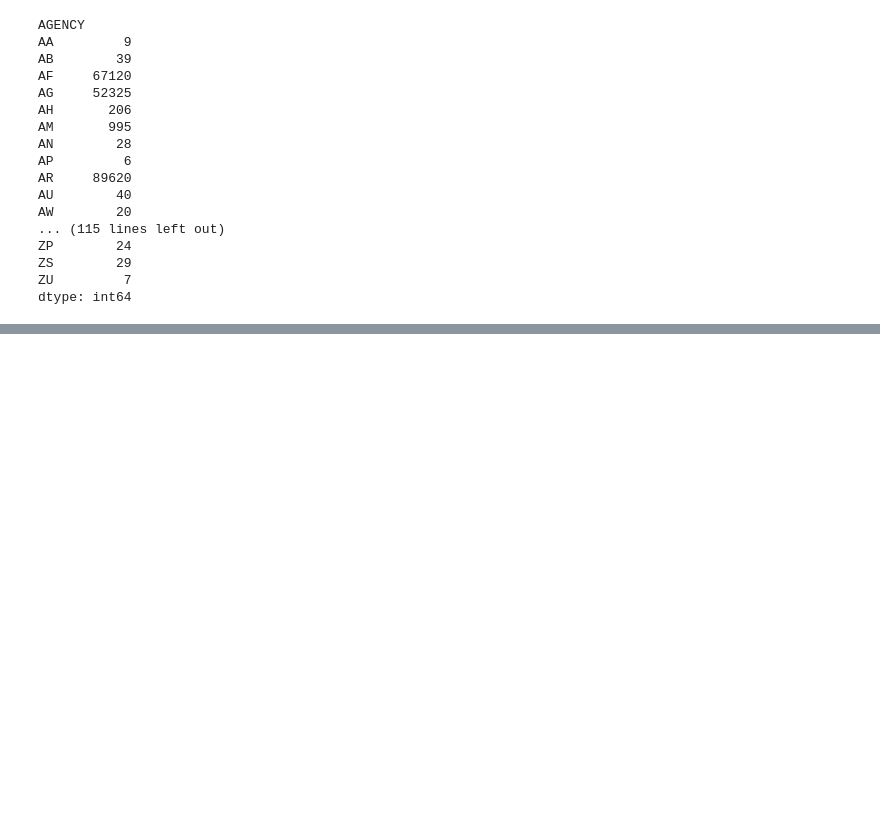
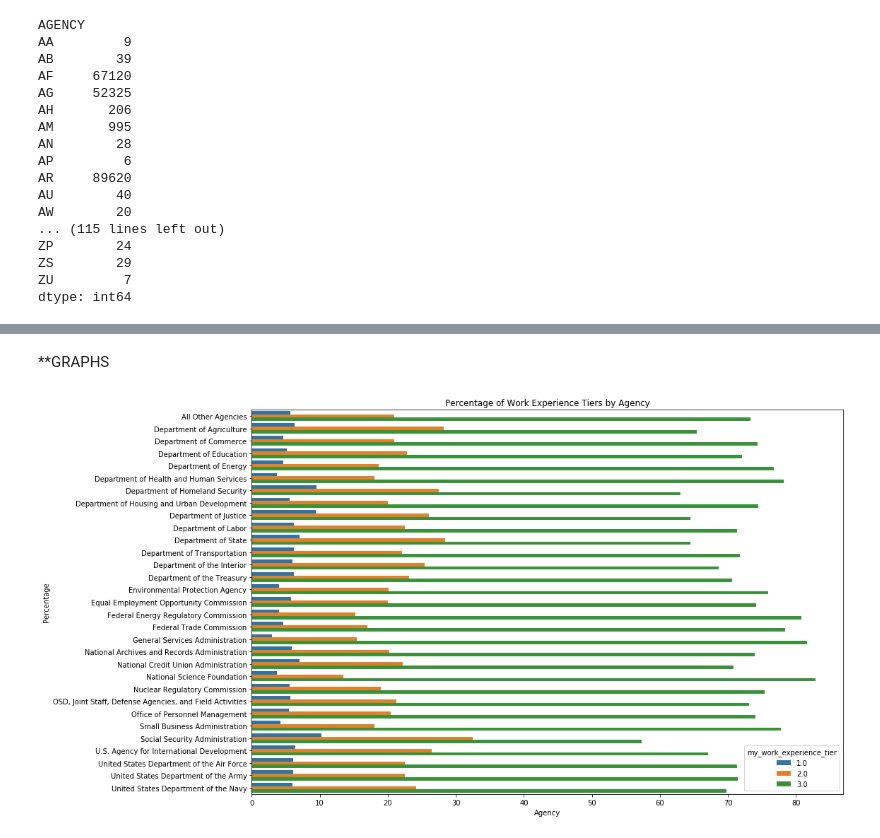
Before and after one commit to aaron-hollinger/federal_employee_job_satisfaction, a Jupyter notebook: notebooks/capstone.ipynb, the cells around one changed output, grey strips where cells are left out. Saved outputs shown, nothing was run; the diff lists cells and outputs as text; code cells hidden in the pictures; blank space fills up the shorter version.

```diff
--- a/notebooks/capstone.ipynb
+++ b/notebooks/capstone.ipynb
@@ -1310,0 +1265,15 @@ Name: SEP, dtype: object
+# %% [markdown]
+**GRAPHS
+# %%
+plt.figure(figsize=(15, 10))
+sns.barplot(x='percentage', y='AGENCY', hue='my_work_experience_tier', data=my_work_experience_tier_counts)
+
+# Add labels and title
+plt.xlabel('Agency')
+plt.ylabel('Percentage')
+plt.title('Percentage of Work Experience Tiers by Agency')
+
+# Show the plot
+plt.show()
+# %% [output]
+[figure, added]
```
Also changed, not shown: parts of 11 cells of this notebook.
